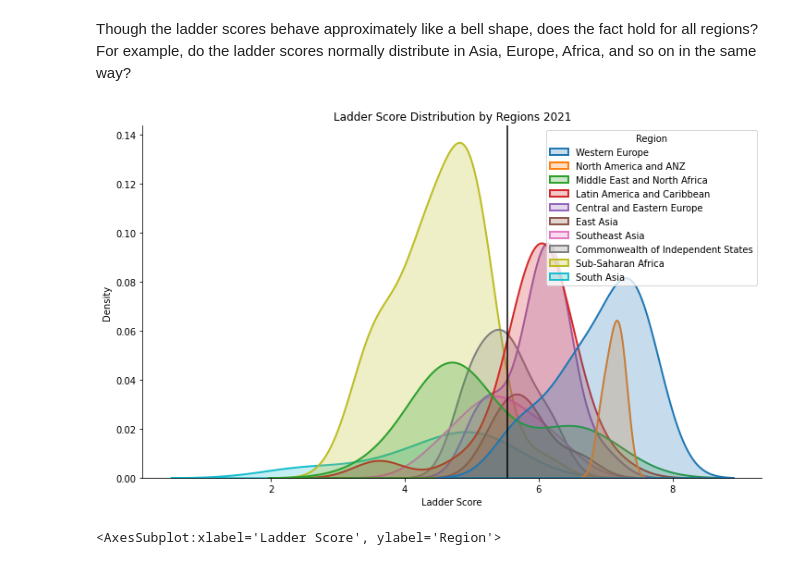
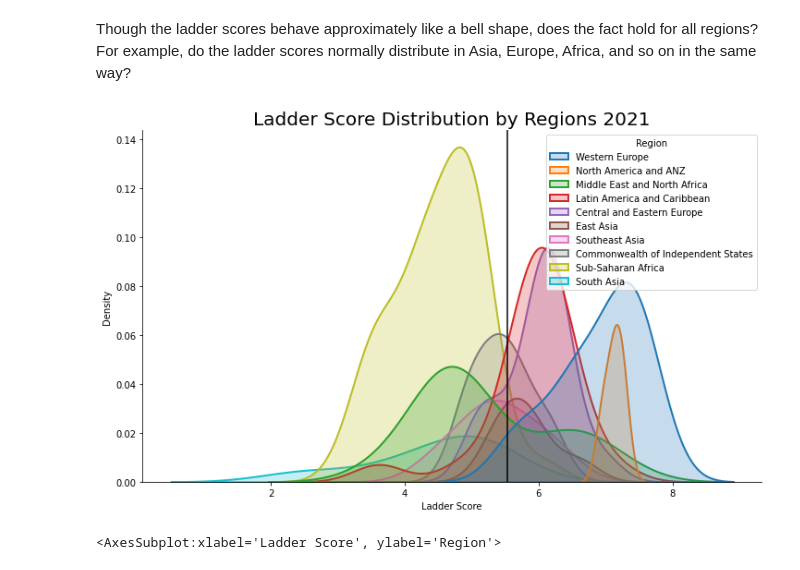
Before and after one commit to WilliamLu1999/Data-ML-Projects, a Jupyter notebook: world-happiness-data-and-statistical-analysis.ipynb, the cells around one changed output. Drawn from its saved outputs; the diff is of its cells as text; code cells hidden in the pictures.

```diff
--- a/world-happiness-data-and-statistical-analysis.ipynb
+++ b/world-happiness-data-and-statistical-analysis.ipynb
@@ -194,7 +206,7 @@ The first dataset, namely the world happiness 2021, is composed of 149 countries
 Now let's clean the two dataset for clean analysis! I've also used Google WorkSheet to also check for anomalies, such as Null values, unexpected type value, and etc. However, I need to rename the columns name through Python to clean the dataset and make it more organized.
 # %%
 data2021 = data2021.rename(columns={'Country name':'Country','Regional indicator': 'Region','Ladder score':'Ladder Score',
-                                'upperwhisker':'Whisker-high','lowerwhisker':'Whisker-low'})
+                                'upperwhisker':'Whisker-high','lowerwhisker':'Whisker-low','Explained by: Log GDP per capita': 'Explained by: GDP per capita'})
 # %%
 data2021 = data2021.loc[:,~data2021.columns.duplicated(keep='last')]
 # %%
@@ -271,11 +285,11 @@ Though the ladder scores behave approximately like a bell shape, does the fact h
 # %%
 plt.figure(figsize = (12,7))
 sns.kdeplot(data2021["Ladder Score"], hue = data2021["Region"], fill = True, linewidth = 2)
 plt.axvline(data2021["Ladder Score"].mean(), c = "black")
-plt.title("Ladder Score Distribution by Regions 2021")
+plt.title("Ladder Score Distribution by Regions 2021",size=20)
 plt.show()
 # %% [output]
-[figure, old version]
+[figure, new version]
 # %%
 fig, ax = plt.subplots(figsize=(10,10))
 sns.boxplot(y="Region", x="Ladder Score", data=data2021, orient="h", ax=ax)
```
Also changed, not shown: parts of 42 cells of this notebook.
